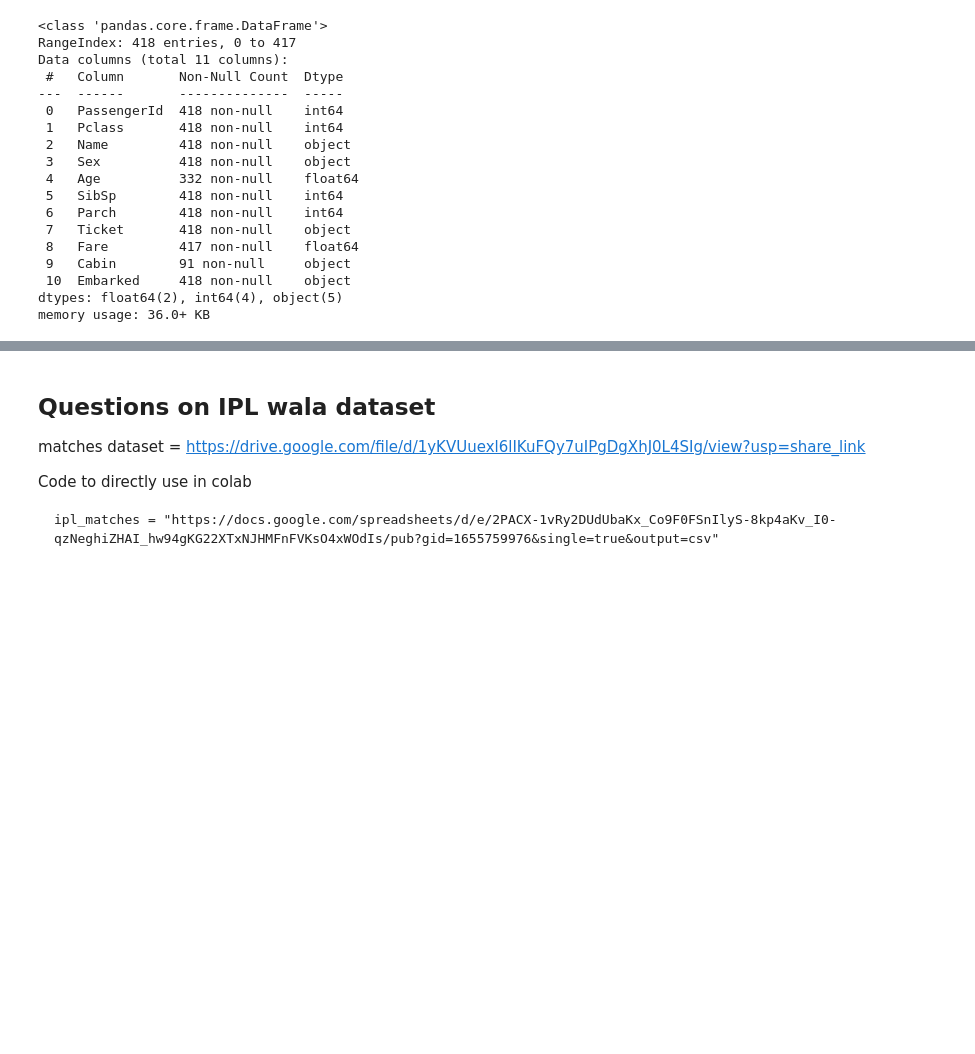
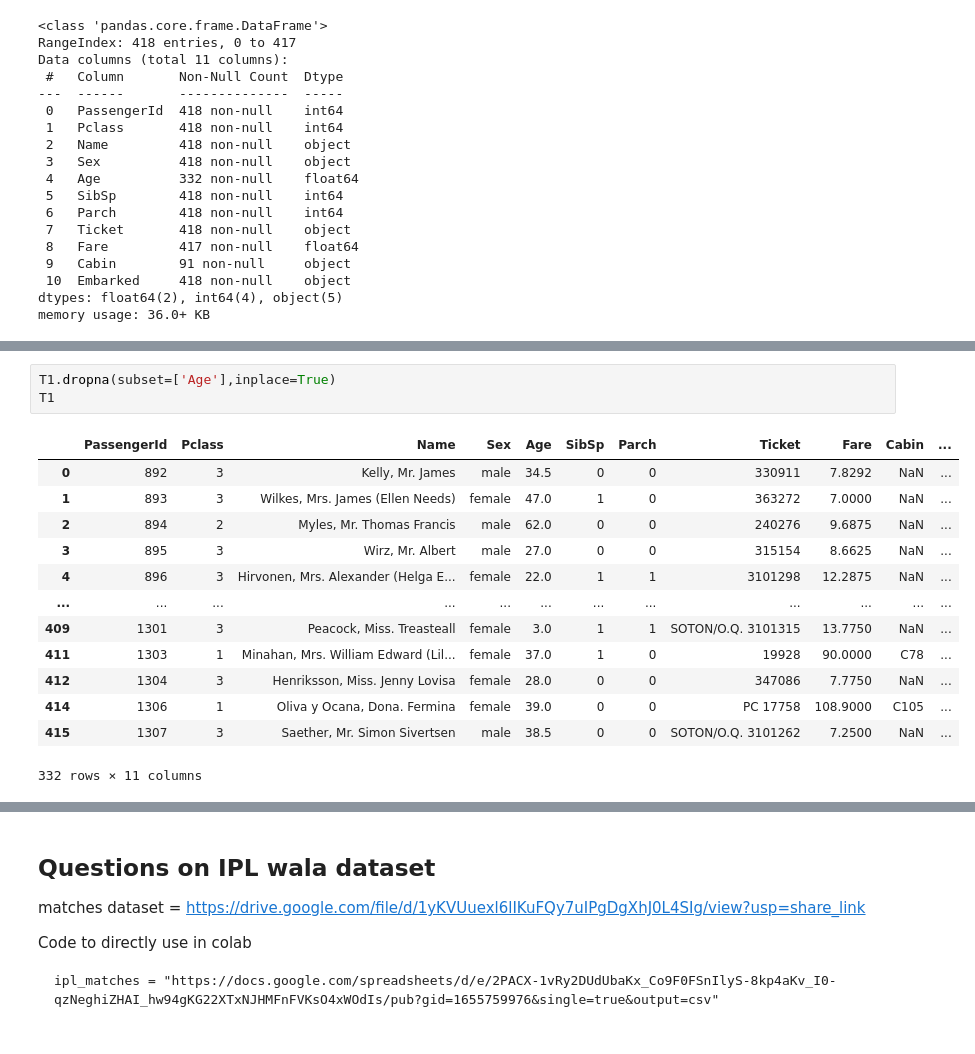
Before and after one commit to singhbhaskar360/Python_ML, a Jupyter notebook: Pandas_session_18_tasks.ipynb, the cells around one changed output, grey strips where cells are left out. Drawn from its saved outputs; the diff is of its cells as text; blank space fills up the shorter version.

```diff
--- a/Pandas_session_18_tasks.ipynb
+++ b/Pandas_session_18_tasks.ipynb
@@ -217,0 +236,17 @@ memory usage: 36.0+ KB
+# %%
+T1.dropna(subset=['Age'],inplace=True)
+T1
+# %% [output]
+|  | PassengerId | Pclass | Name | Sex | Age | SibSp | Parch | Ticket | Fare | Cabin | ... |
+| 0 | 892 | 3 | Kelly, Mr. James | male | 34.5 | 0 | 0 | 330911 | 7.8292 | NaN | ... |
+| 1 | 893 | 3 | Wilkes, Mrs. James (Ellen Needs) | female | 47.0 | 1 | 0 | 363272 | 7.0000 | NaN | ... |
+| 2 | 894 | 2 | Myles, Mr. Thomas Francis | male | 62.0 | 0 | 0 | 240276 | 9.6875 | NaN | ... |
+| 3 | 895 | 3 | Wirz, Mr. Albert | male | 27.0 | 0 | 0 | 315154 | 8.6625 | NaN | ... |
+| 4 | 896 | 3 | Hirvonen, Mrs. Alexander (Helga E... | female | 22.0 | 1 | 1 | 3101298 | 12.2875 | NaN | ... |
+| ... | ... | ... | ... | ... | ... | ... | ... | ... | ... | ... | ... |
+| 409 | 1301 | 3 | Peacock, Miss. Treasteall | female | 3.0 | 1 | 1 | SOTON/O.Q. 3101315 | 13.7750 | NaN | ... |
+| 411 | 1303 | 1 | Minahan, Mrs. William Edward (Lil... | female | 37.0 | 1 | 0 | 19928 | 90.0000 | C78 | ... |
+| 412 | 1304 | 3 | Henriksson, Miss. Jenny Lovisa | female | 28.0 | 0 | 0 | 347086 | 7.7750 | NaN | ... |
+| 414 | 1306 | 1 | Oliva y Ocana, Dona. Fermina | female | 39.0 | 0 | 0 | PC 17758 | 108.9000 | C105 | ... |
+| 415 | 1307 | 3 | Saether, Mr. Simon Sivertsen | male | 38.5 | 0 | 0 | SOTON/O.Q. 3101262 | 7.2500 | NaN | ... |
+332 rows × 11 columns
```
Also changed, not shown: parts of 3 cells of this notebook.
